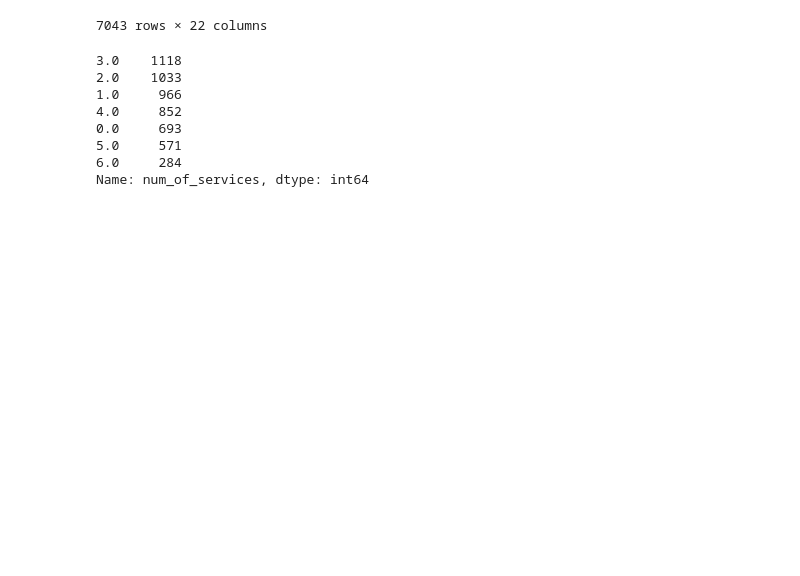
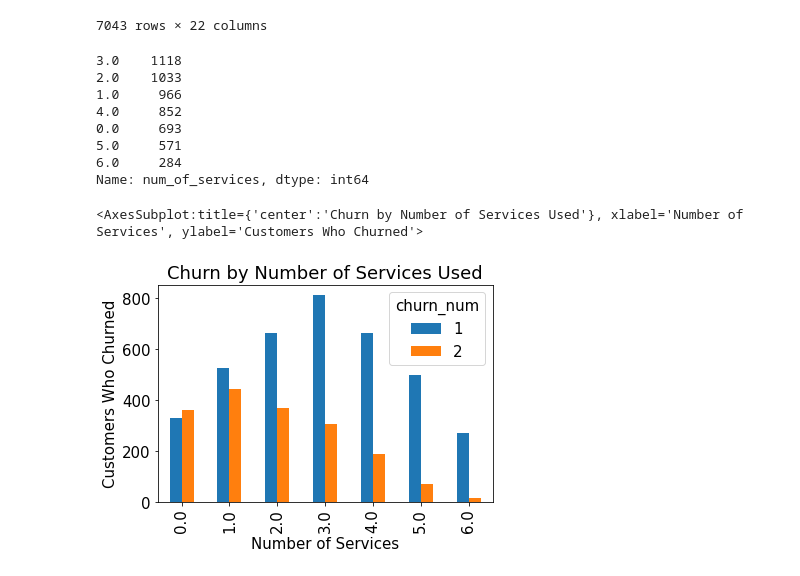
Before and after one commit to GriffinRiner/bsc-phase-three-project, a Jupyter notebook: notebooks/exploratory/Griffin/Warren_copy.ipynb, the cells around one changed output. Saved outputs shown, nothing was run; the diff lists cells and outputs as text; code cells hidden in the pictures; blank space fills up the shorter version.

```diff
--- a/notebooks/exploratory/Griffin/Warren_copy.ipynb
+++ b/notebooks/exploratory/Griffin/Warren_copy.ipynb
@@ -318,3 +272,11 @@ df['num_of_services'].value_counts()
 5.0     571
 6.0     284
 Name: num_of_services, dtype: int64
+# %%
+df['churn_num'] = df['churn'].map({'No': 1, 'Yes': 2})
+# %%
+pd.DataFrame(df.groupby(['num_of_services', 'churn_num']).size()).reset_index().pivot(index='num_of_services', columns='churn_num',
+                                                                                     values=0).plot(kind='bar', title='Churn by Number of Services Used', ylabel='Customers Who Churned', xlabel='Number of Services')
+# %% [output]
+<AxesSubplot:title={'center':'Churn by Number of Services Used'}, xlabel='Number of Services', ylabel='Customers Who Churned'>
+[figure, added]
```
Also changed, not shown: parts of 8 cells of this notebook, 2 other files.
